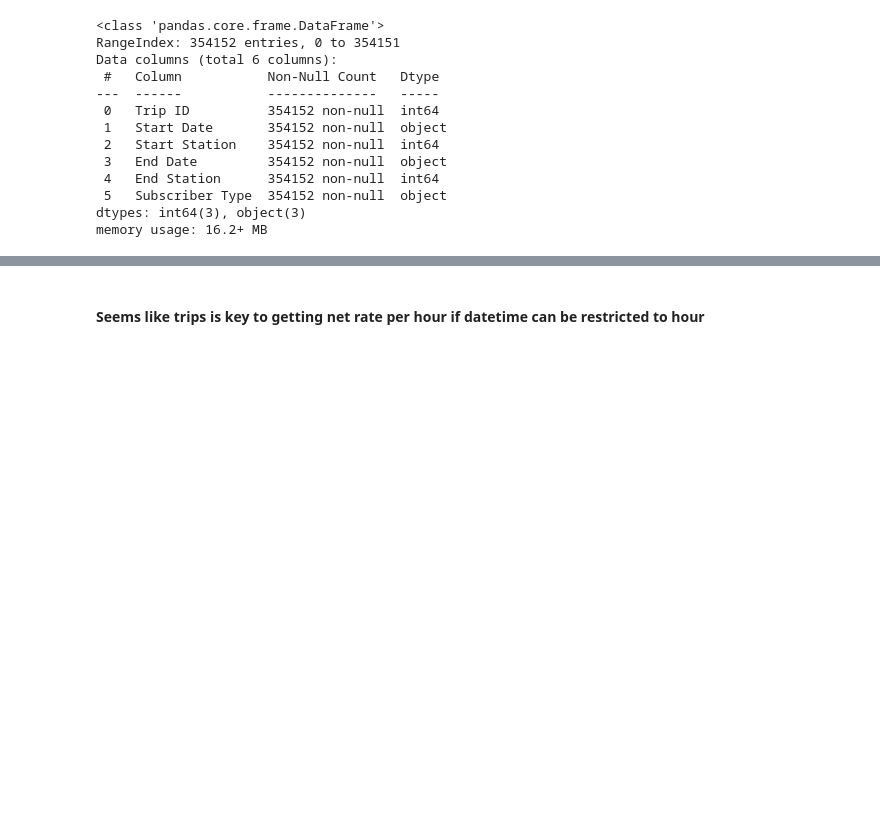
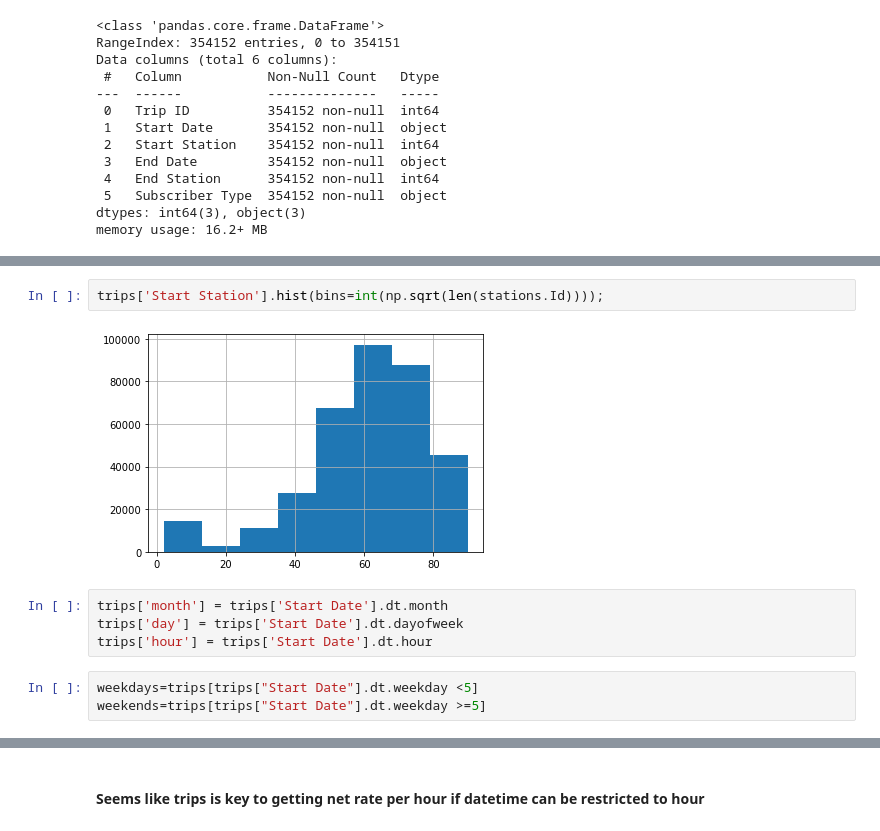
Before and after one commit to jkurdys/BikeShare, a Jupyter notebook: notebooks/BikeShare.ipynb, the cells around one changed output, grey strips where cells are left out. Saved outputs shown, nothing was run; the diff lists cells and outputs as text; blank space fills up the shorter version.

```diff
--- a/notebooks/BikeShare.ipynb
+++ b/notebooks/BikeShare.ipynb
@@ -86,0 +115,11 @@ sns.countplot(x=trips["Start Station"], ax=ax);
+# %%
+trips['Start Station'].hist(bins=int(np.sqrt(len(stations.Id))));
+# %% [output]
+[figure, added]
+# %%
+trips['month'] = trips['Start Date'].dt.month
+trips['day'] = trips['Start Date'].dt.dayofweek
+trips['hour'] = trips['Start Date'].dt.hour
+# %%
+weekdays=trips[trips["Start Date"].dt.weekday <5]
+weekends=trips[trips["Start Date"].dt.weekday >=5]
```
Also changed, not shown: parts of 34 cells of this notebook, 1 other file.
